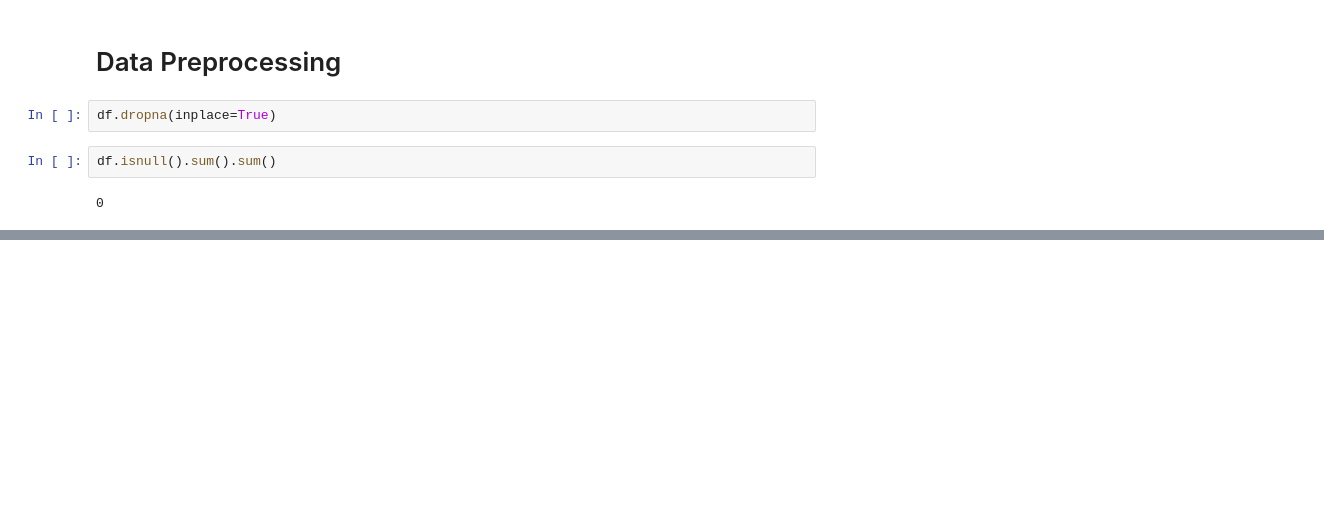
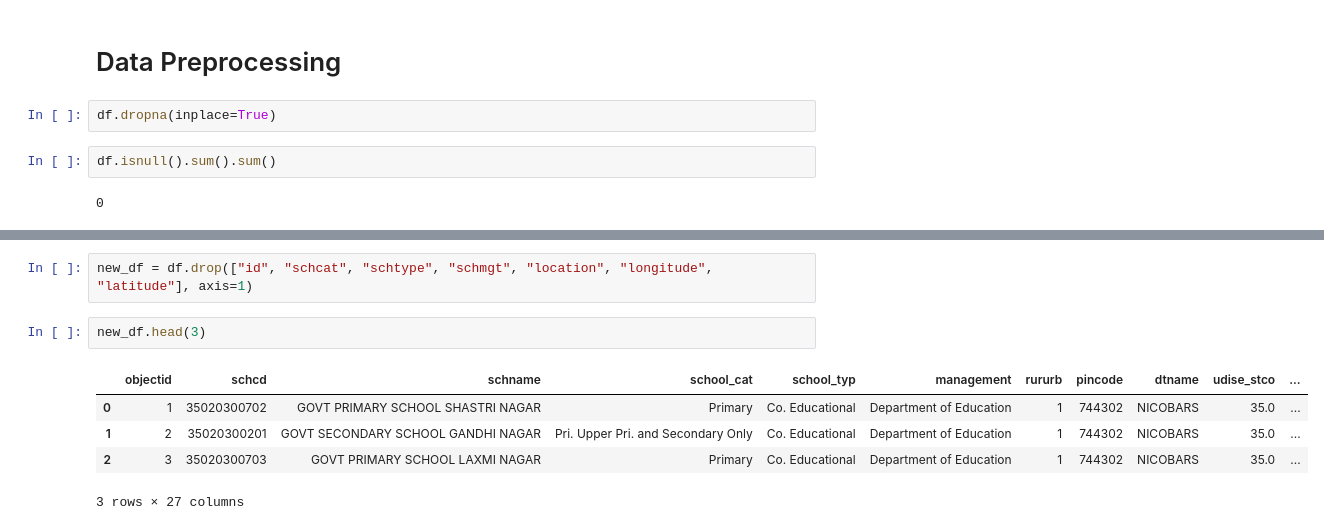
Before and after one commit to ashwin-v4/Edu-Recommender, a Jupyter notebook: school.ipynb, the cells around one changed output, grey strips where cells are left out. Saved outputs shown, nothing was run; the diff lists cells and outputs as text; blank space fills up the shorter version.

Commit message:
Column Removal

```diff
--- a/school.ipynb
+++ b/school.ipynb
@@ -149,0 +144,10 @@ df.isnull().sum().sum()
+# %%
+new_df = df.drop(["id", "schcat", "schtype", "schmgt", "location", "longitude", "latitude"], axis=1)
+# %%
+new_df.head(3)
+# %% [output]
+|  | objectid | schcd | schname | school_cat | school_typ | management | rururb | pincode | dtname | udise_stco | ... |
+| 0 | 1 | 35020300702 | GOVT PRIMARY SCHOOL SHASTRI NAGAR | Primary | Co. Educational | Department of Education | 1 | 744302 | NICOBARS | 35.0 | ... |
+| 1 | 2 | 35020300201 | GOVT SECONDARY SCHOOL GANDHI NAGAR | Pri. Upper Pri. and Secondary Only | Co. Educational | Department of Education | 1 | 744302 | NICOBARS | 35.0 | ... |
+| 2 | 3 | 35020300703 | GOVT PRIMARY SCHOOL LAXMI NAGAR | Primary | Co. Educational | Department of Education | 1 | 744302 | NICOBARS | 35.0 | ... |
+3 rows × 27 columns
```
Also changed, not shown: parts of 3 cells of this notebook.
